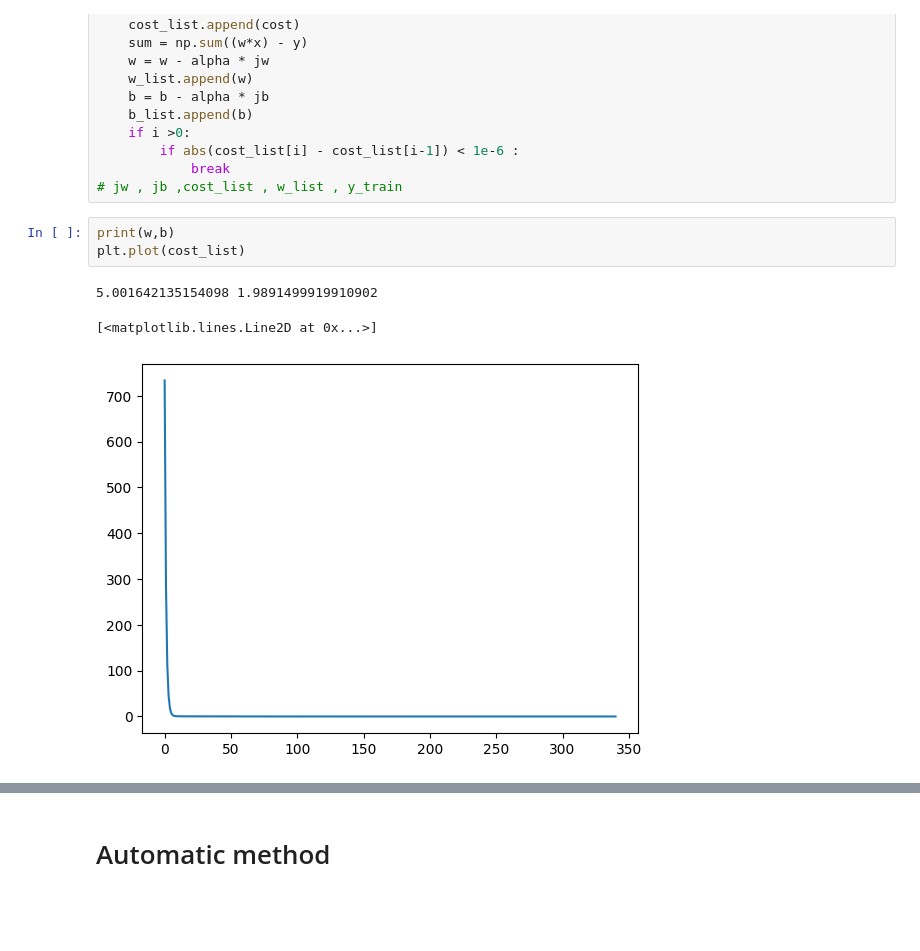
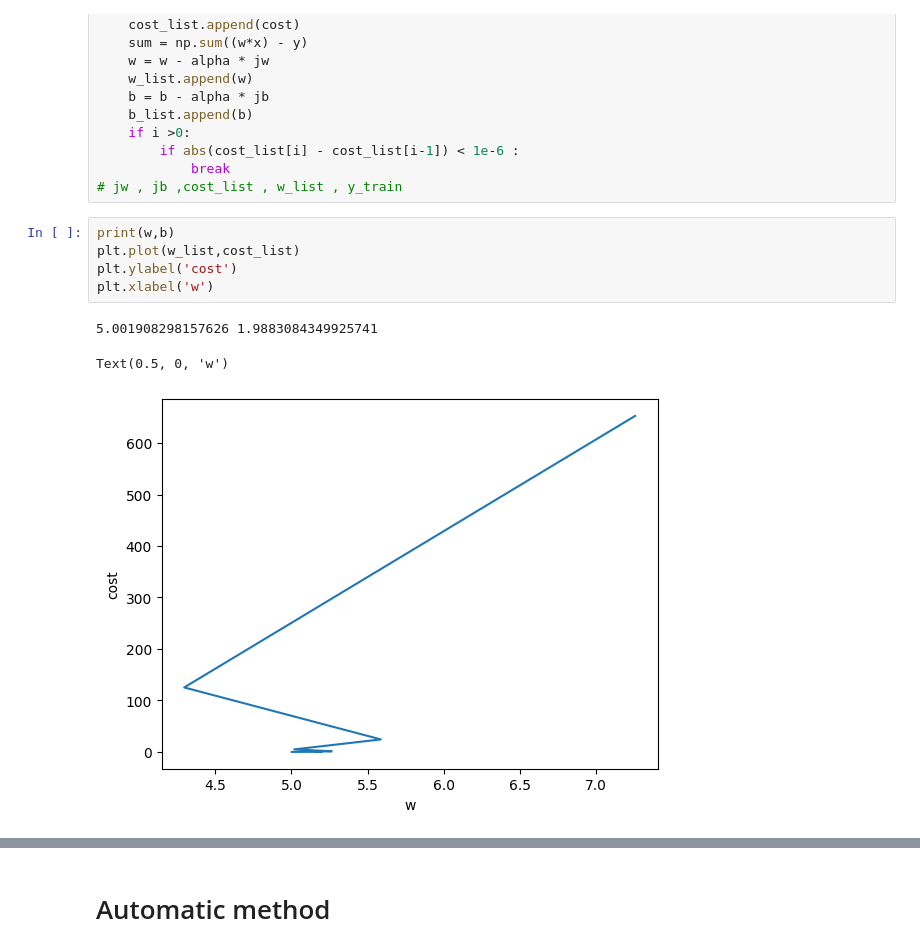
Before and after one commit to islam1mohamed/SemiColon_tasks, a Jupyter notebook: task_3_linear_regression.ipynb, the cells around one changed output, grey strips where cells are left out. Drawn from its saved outputs; the diff is of its cells as text; blank space fills up the shorter version.

```diff
--- a/task_3_linear_regression.ipynb
+++ b/task_3_linear_regression.ipynb
@@ -60,11 +60,13 @@ for i in range(iter):
 # jw , jb ,cost_list , w_list , y_train
 # %%
 print(w,b)
-plt.plot(cost_list)
+plt.plot(w_list,cost_list)
+plt.ylabel('cost')
+plt.xlabel('w')
 # %% [output]
-5.001642135154098 1.9891499919910902
+5.001908298157626 1.9883084349925741
-[<matplotlib.lines.Line2D at 0x...>]
+Text(0.5, 0, 'w')
-[figure, old version]
+[figure, new version]
 # %%
 plt.plot(w_list)
 # %% [output]
```
Also changed, not shown: parts of 6 cells of this notebook.
